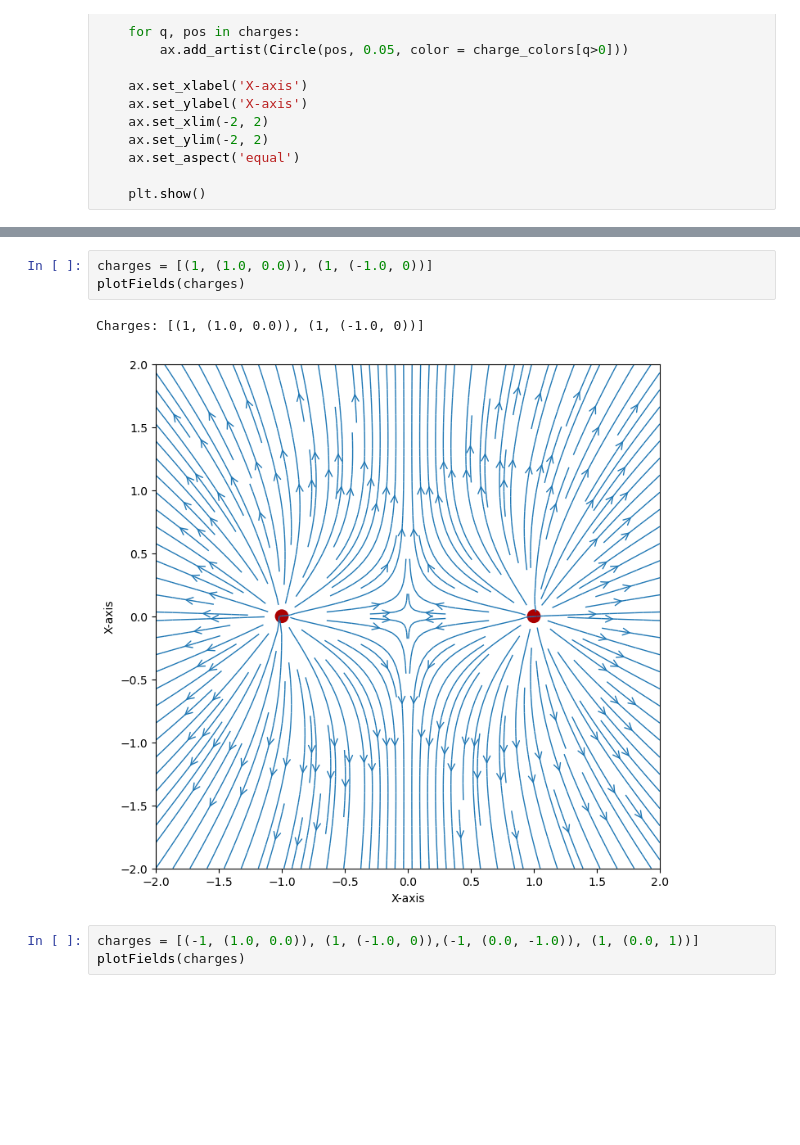
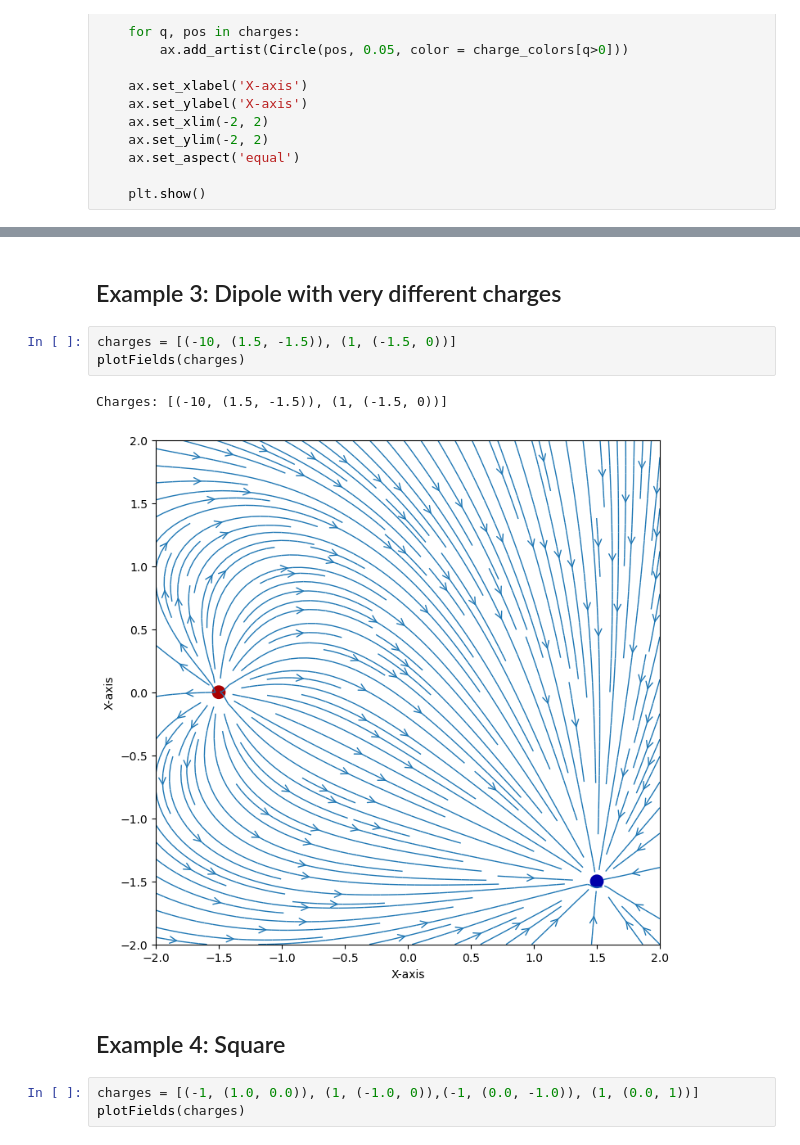
Before and after one commit to rgomezam/Electromagnetism, a Jupyter notebook: Drawing electric fields .ipynb, the cells around one changed output, grey strips where cells are left out. Saved outputs shown, nothing was run; the diff lists cells and outputs as text; blank space fills up the shorter version.

```diff
--- a/Drawing electric fields .ipynb
+++ b/Drawing electric fields .ipynb
@@ -132,9 +81,13 @@ Charges: [(-10, (1.0, 0.0)), (1, (-1.0, 0))]
+# %% [markdown]
+## Example 3: Dipole with very different charges
 # %%
-charges = [(1, (1.0, 0.0)), (1, (-1.0, 0))]
+charges = [(-10, (1.5, -1.5)), (1, (-1.5, 0))]
 plotFields(charges)
 # %% [output]
-Charges: [(1, (1.0, 0.0)), (1, (-1.0, 0))]
+Charges: [(-10, (1.5, -1.5)), (1, (-1.5, 0))]
-[figure, old version]
+[figure, new version]
+# %% [markdown]
+## Example 4: Square
 # %%
 charges = [(-1, (1.0, 0.0)), (1, (-1.0, 0)),(-1, (0.0, -1.0)), (1, (0.0, 1))]
 plotFields(charges)
```
Also changed, not shown: parts of 13 cells of this notebook.
